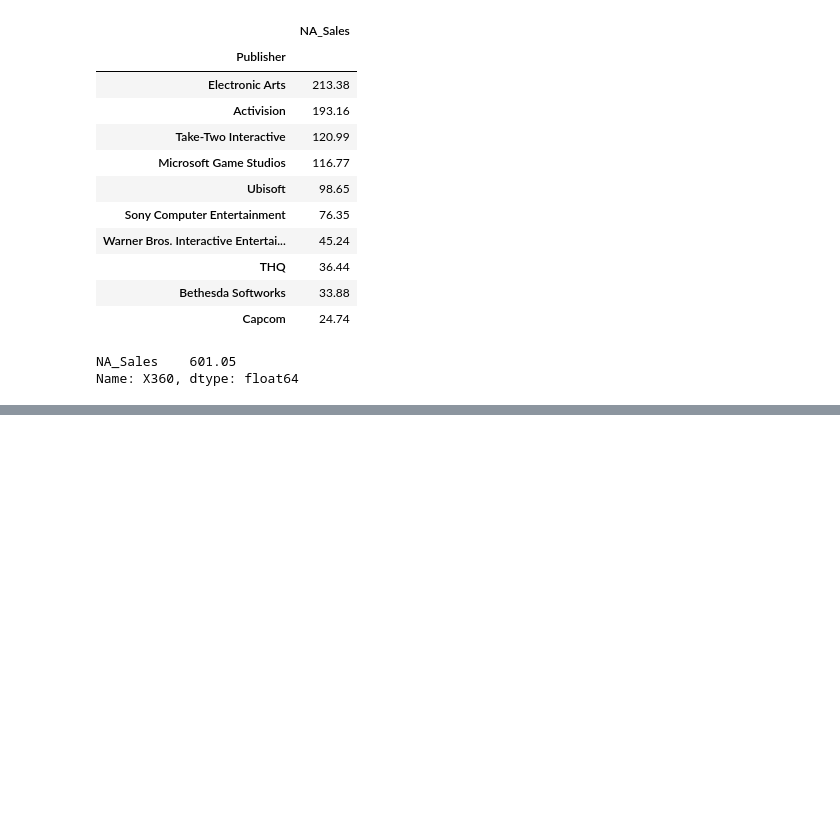
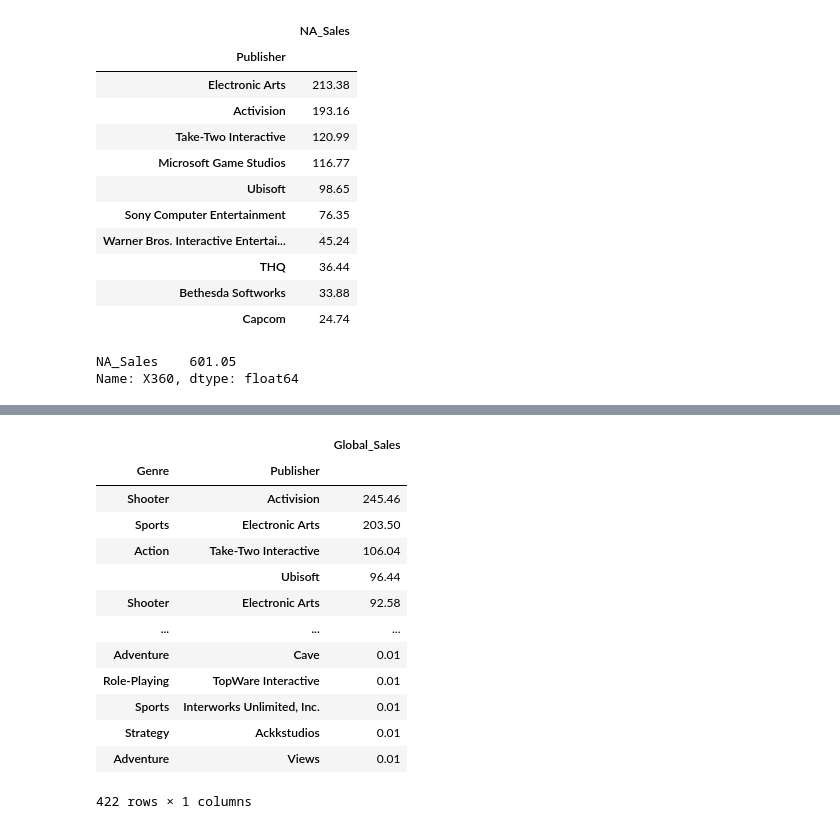
Before and after one commit to TomaszBury/The-ultimate-pandas-bootcamp-advanced-python-data-analysis, a Jupyter notebook: section_08/groupby_and_aggregates.ipynb, the cells around one changed output, grey strips where cells are left out. Drawn from its saved outputs; the diff is of its cells as text; code cells hidden in the pictures; blank space fills up the shorter version.

```diff
--- a/section_08/groupby_and_aggregates.ipynb
+++ b/section_08/groupby_and_aggregates.ipynb
@@ -722,0 +1002,17 @@ Name: X360, dtype: float64
+# %%
+studios.groupby(studios_groupby).sum().sort_values(by='Global_Sales', ascending=False)
+# %% [output]
+|  |  | Global_Sales |
+| Genre | Publisher |  |
+| Shooter | Activision | 245.46 |
+| Sports | Electronic Arts | 203.50 |
+| Action | Take-Two Interactive | 106.04 |
+|  | Ubisoft | 96.44 |
+| Shooter | Electronic Arts | 92.58 |
+| ... | ... | ... |
+| Adventure | Cave | 0.01 |
+| Role-Playing | TopWare Interactive | 0.01 |
+| Sports | Interworks Unlimited, Inc. | 0.01 |
+| Strategy | Ackkstudios | 0.01 |
+| Adventure | Views | 0.01 |
+422 rows × 1 columns
```
Also changed, not shown: parts of 33 cells of this notebook, 1 other file.
